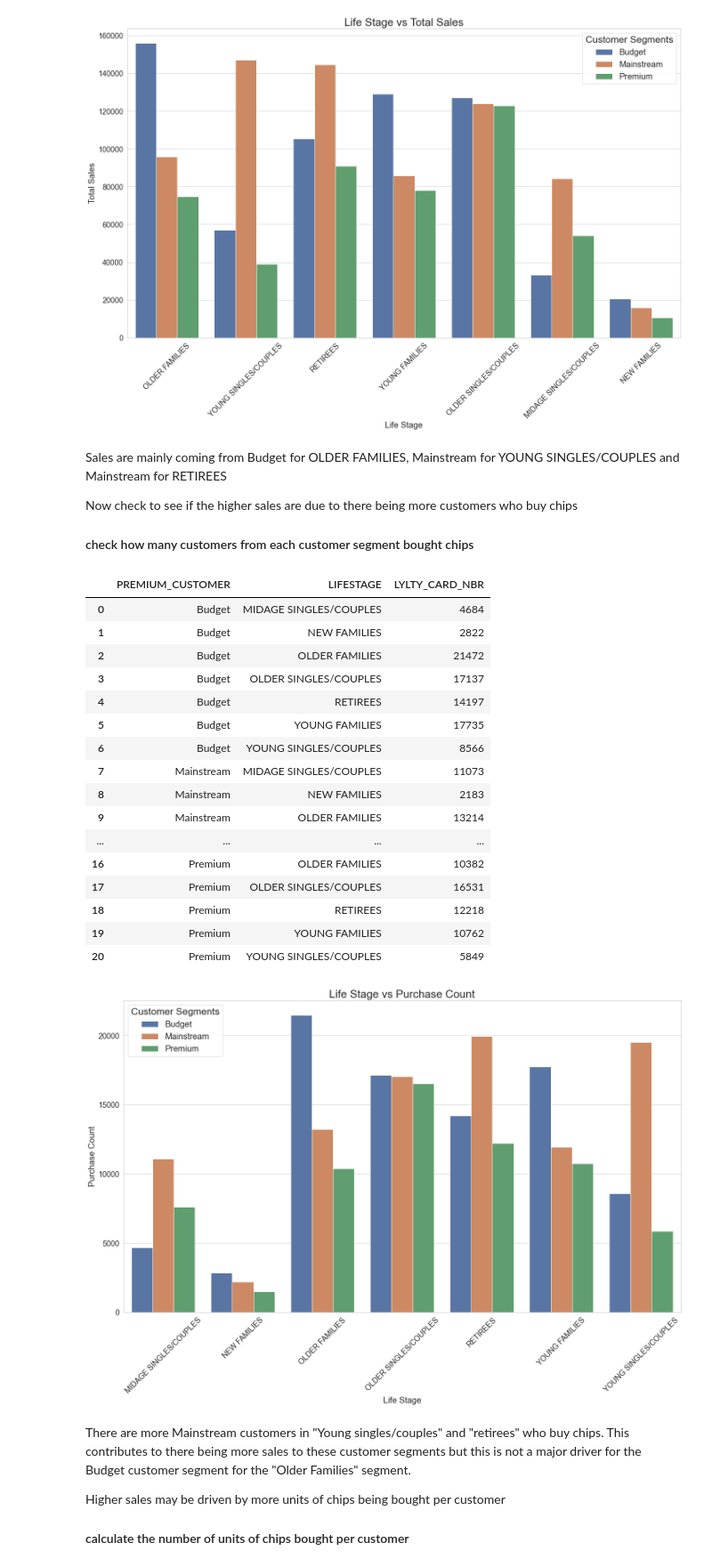
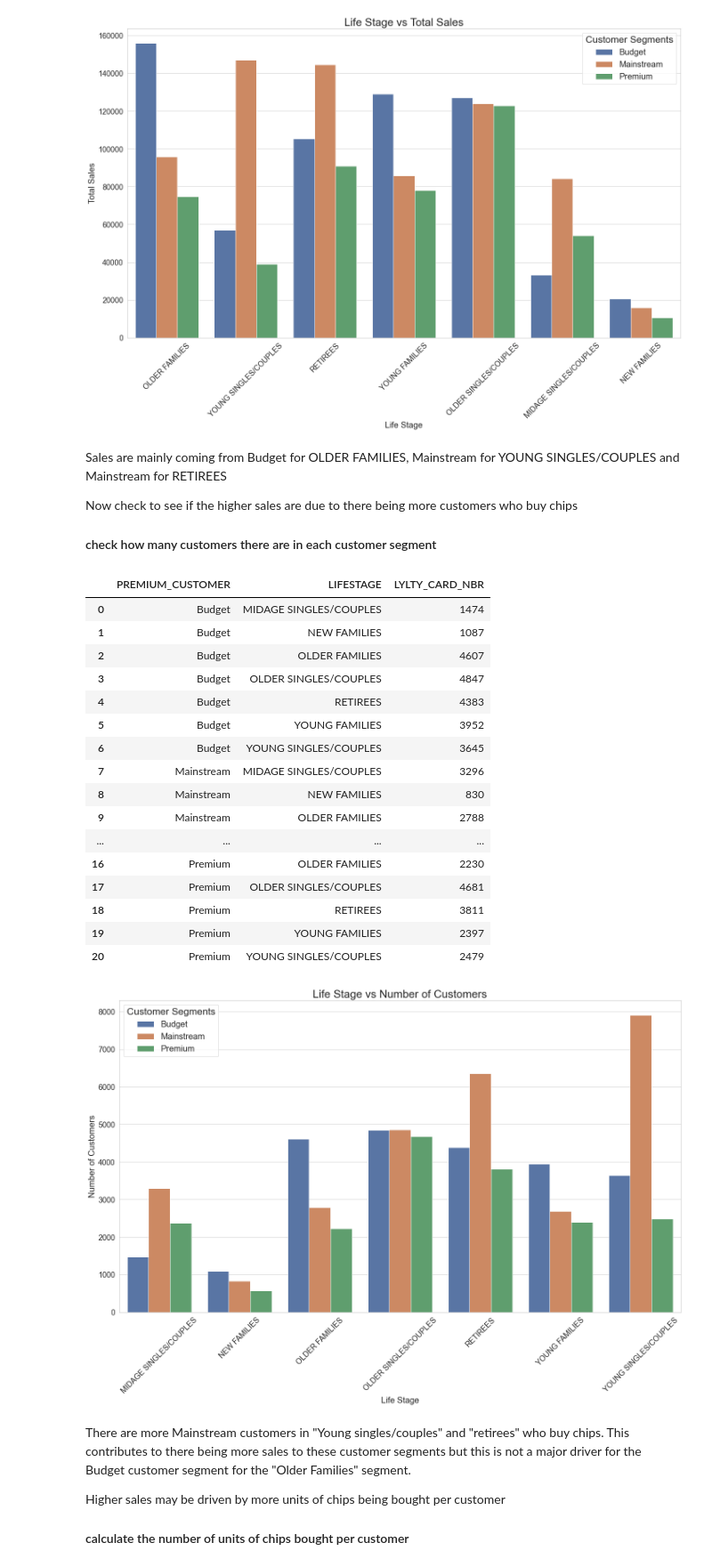
Before and after one commit to daniel8691/Quantium-virtual-internship, a Jupyter notebook: module_one_data_preparation.ipynb, the cells around one changed output. Shown at 89% size. Cells and saved outputs as stored; diff of their text form; code cells hidden in the pictures.

```diff
--- a/module_one_data_preparation.ipynb
+++ b/module_one_data_preparation.ipynb
@@ -779,59 +779,59 @@ Sales are mainly coming from Budget for OLDER FAMILIES, Mainstream for YOUNG SIN
 
 Now check to see if the higher sales are due to there being more customers who buy chips
 
-#### check how many customers from each customer segment bought chips
+#### check how many customers there are in each customer segment
 # %%
-customercount_group_df = complete_df.groupby(['PREMIUM_CUSTOMER', "LIFESTAGE"]).count()['LYLTY_CARD_NBR'].reset_index()
+customercount_group_df = complete_df.groupby(['PREMIUM_CUSTOMER', "LIFESTAGE"]).nunique()['LYLTY_CARD_NBR'].reset_index()
 # %%
 customercount_group_df
 # %% [output]
 |  | PREMIUM_CUSTOMER | LIFESTAGE | LYLTY_CARD_NBR |
-| 0 | Budget | MIDAGE SINGLES/COUPLES | 4684 |
-| 1 | Budget | NEW FAMILIES | 2822 |
-| 2 | Budget | OLDER FAMILIES | 21472 |
-| 3 | Budget | OLDER SINGLES/COUPLES | 17137 |
-| 4 | Budget | RETIREES | 14197 |
-| 5 | Budget | YOUNG FAMILIES | 17735 |
-| 6 | Budget | YOUNG SINGLES/COUPLES | 8566 |
-| 7 | Mainstream | MIDAGE SINGLES/COUPLES | 11073 |
-| 8 | Mainstream | NEW FAMILIES | 2183 |
-| 9 | Mainstream | OLDER FAMILIES | 13214 |
+| 0 | Budget | MIDAGE SINGLES/COUPLES | 1474 |
+| 1 | Budget | NEW FAMILIES | 1087 |
+| 2 | Budget | OLDER FAMILIES | 4607 |
+| 3 | Budget | OLDER SINGLES/COUPLES | 4847 |
+| 4 | Budget | RETIREES | 4383 |
+| 5 | Budget | YOUNG FAMILIES | 3952 |
+| 6 | Budget | YOUNG SINGLES/COUPLES | 3645 |
+| 7 | Mainstream | MIDAGE SINGLES/COUPLES | 3296 |
+| 8 | Mainstream | NEW FAMILIES | 830 |
+| 9 | Mainstream | OLDER FAMILIES | 2788 |
 | ... | ... | ... | ... |
-| 16 | Premium | OLDER FAMILIES | 10382 |
-| 17 | Premium | OLDER SINGLES/COUPLES | 16531 |
-| 18 | Premium | RETIREES | 12218 |
-| 19 | Premium | YOUNG FAMILIES | 10762 |
-| 20 | Premium | YOUNG SINGLES/COUPLES | 5849 |
+| 16 | Premium | OLDER FAMILIES | 2230 |
+| 17 | Premium | OLDER SINGLES/COUPLES | 4681 |
+| 18 | Premium | RETIREES | 3811 |
+| 19 | Premium | YOUNG FAMILIES | 2397 |
+| 20 | Premium | YOUNG SINGLES/COUPLES | 2479 |
 # %%
 sns.set(style="whitegrid")
 # set figure size
 plt.figure(figsize=(20,14))
 
 # create bar chart
 sns.barplot(x = "LIFESTAGE",
            y = "LYLTY_CARD_NBR",
            hue= "PREMIUM_CUSTOMER",
            data = customercount_group_df)
 # set x labels orientation
 plt.xticks(rotation=45)
 
 # set fontsize
 plt.xlabel("Life Stage", fontsize= 20)
-plt.ylabel("Purchase Count", fontsize=20)
-plt.title("Life Stage vs Purchase Count", fontsize=26)
+plt.ylabel("Number of Customers", fontsize=20)
+plt.title("Life Stage vs Number of Customers", fontsize=26)
 plt.tick_params(labelsize=18)
 
 plt.legend(title = "Customer Segments",
           loc='best',
           fontsize=20,
           title_fontsize=23)
 
 plt.tight_layout()
 
 # save file
-plt.savefig("static/analysis_pics/Lifestage_vs_purchasecount.png")
+plt.savefig("static/analysis_pics/Lifestage_vs_numberOfCustomers.png")
 # %% [output]
-[figure, old version]
+[figure, new version]
 # %% [markdown]
 There are more Mainstream customers in "Young singles/couples" and "retirees" who buy chips. This contributes to there being more sales to these customer segments but this is not a major driver for the Budget customer segment for the "Older Families" segment.
 
```
Also changed, not shown: parts of 19 cells of this notebook, 4 other files.
